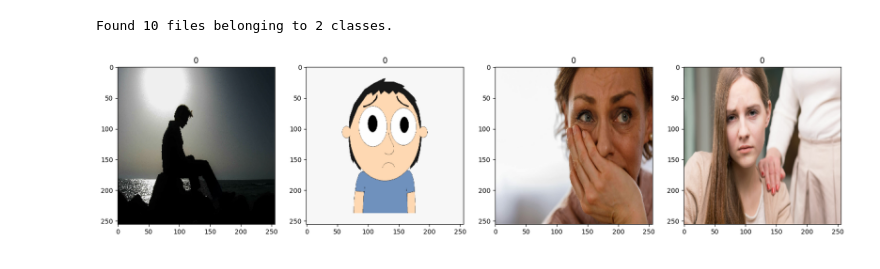
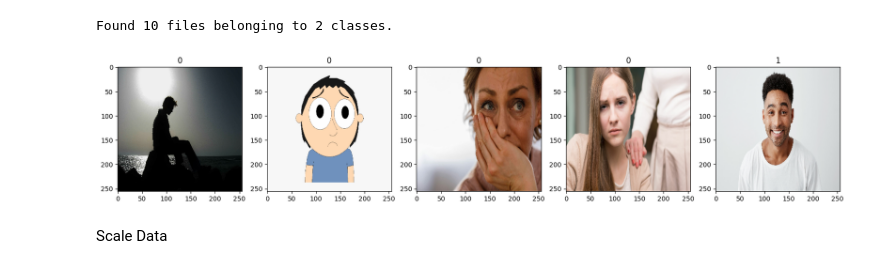
Before and after one commit to khatriprajwol/MRI-and-Data, a Jupyter notebook: Deep Learning.ipynb, the cells around one changed output. Drawn from its saved outputs; the diff is of its cells as text; code cells hidden in the pictures.

```diff
--- a/Deep Learning.ipynb
+++ b/Deep Learning.ipynb
@@ -53,9 +53,11 @@ data_iterator = data.as_numpy_iterator()
 # %%
 batch = data_iterator.next()
 # %%
-fig, ax = plt.subplots(ncols=4, figsize=(20,20))
-for idx, img in enumerate(batch[0][:4]):
+fig, ax = plt.subplots(ncols=5, figsize=(20,20))
+for idx, img in enumerate(batch[0][:5]):
   ax[idx].imshow(img.astype(int))
   ax[idx].title.set_text(batch[1][idx])
 # %% [output]
-[figure, old version]
+[figure, new version]
+# %% [markdown]
+Scale Data
```
Also changed, not shown: parts of 7 cells of this notebook.
